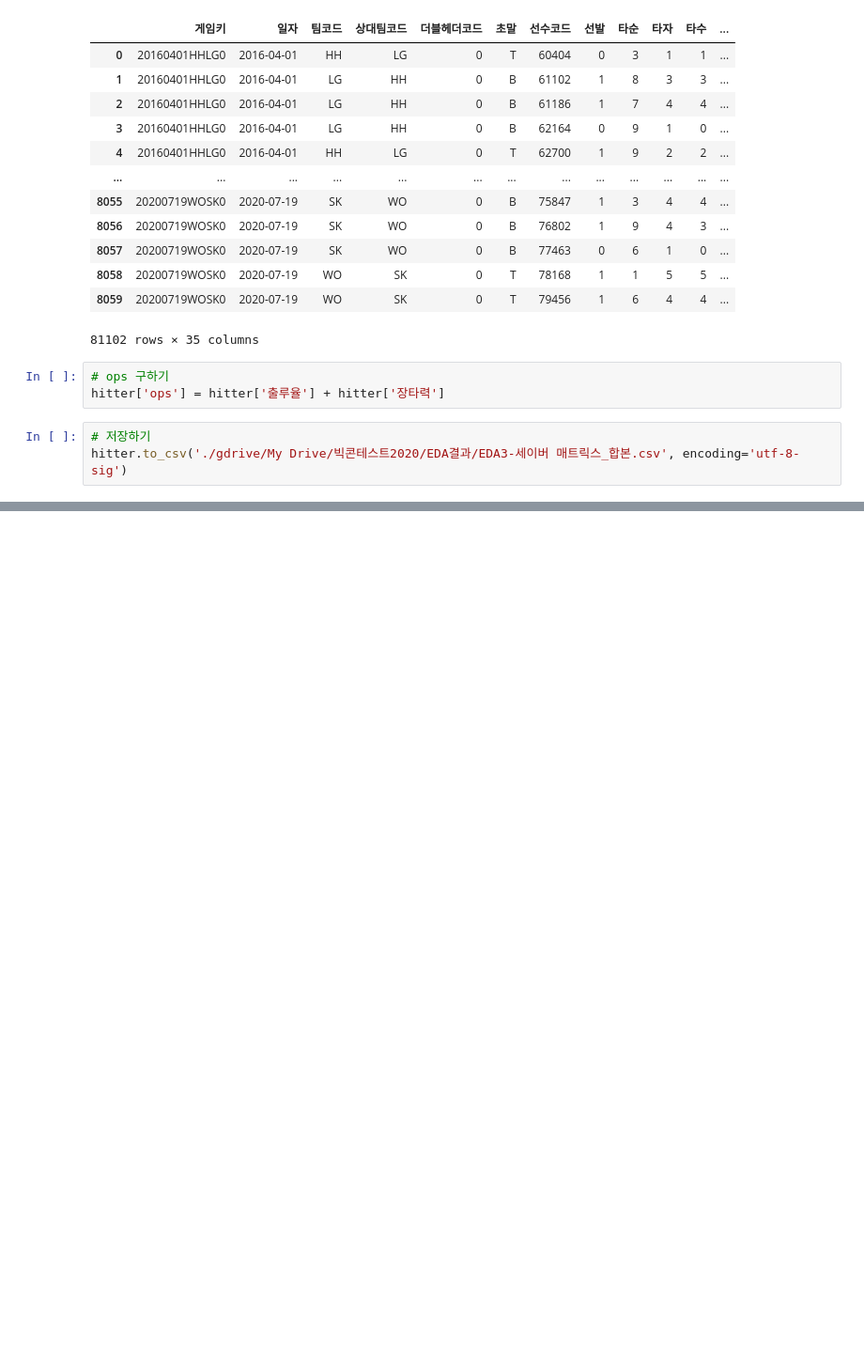
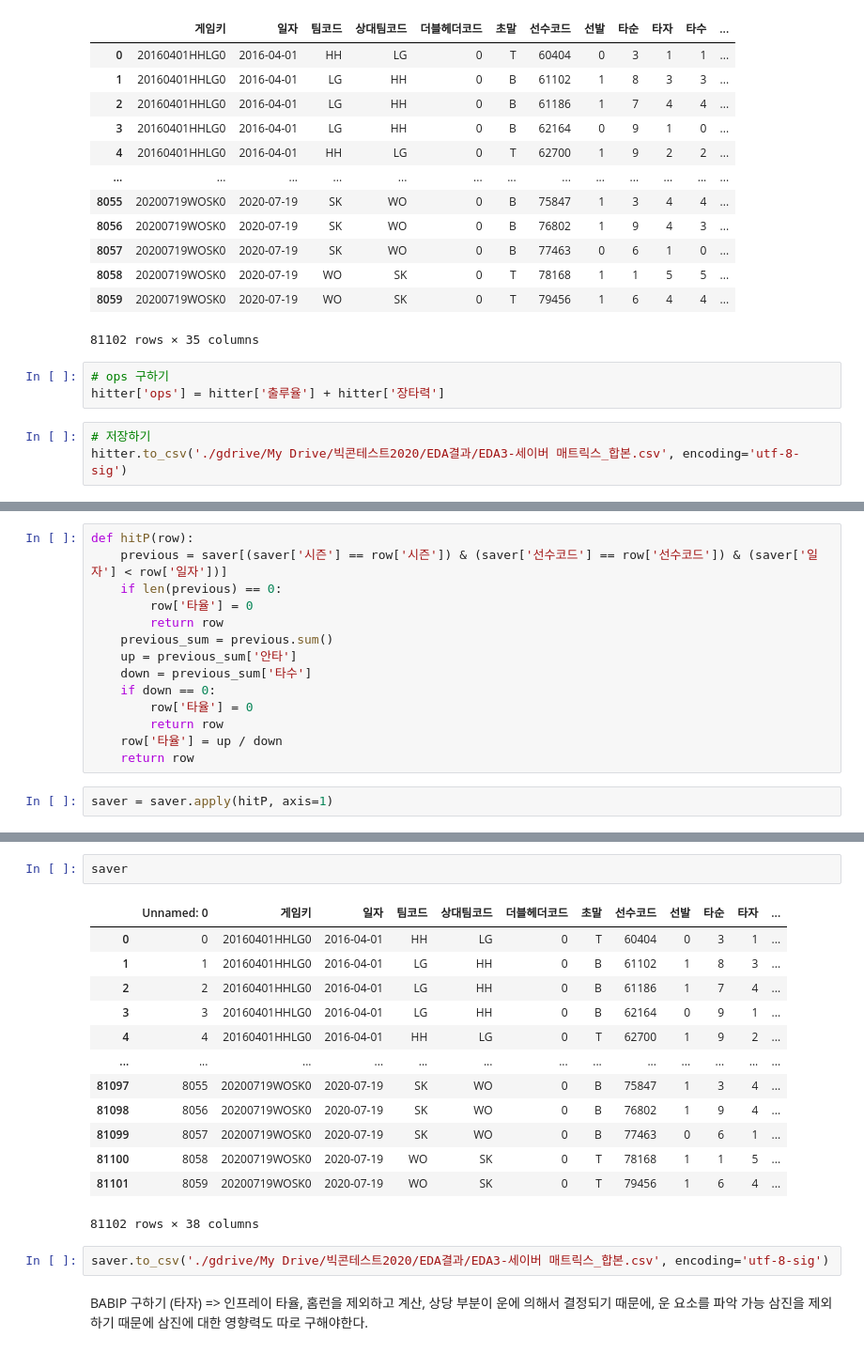
Before and after one commit to seonghunYang/big_contest2020, a Jupyter notebook: EDA3_세이버_매트릭스_by_colab.ipynb, the cells around one changed output, grey strips where cells are left out. Shown at 94% size. Cells and saved outputs as stored; diff of their text form; blank space fills up the shorter version.

Commit message:
타율 및 BABIP 피쳐 생성

```diff
--- a/EDA3_세이버_매트릭스_by_colab.ipynb
+++ b/EDA3_세이버_매트릭스_by_colab.ipynb
@@ -140,0 +164,16 @@ hitter.to_csv('./gdrive/My Drive/빅콘테스트2020/EDA결과/EDA3-세이버
+# %%
+def hitP(row):
+    previous = saver[(saver['시즌'] == row['시즌']) & (saver['선수코드'] == row['선수코드']) & (saver['일자'] < row['일자'])]
+    if len(previous) == 0:
+        row['타율'] = 0
+        return row
+    previous_sum = previous.sum()
+    up = previous_sum['안타']
+    down = previous_sum['타수']
+    if down == 0:
+        row['타율'] = 0
+        return row
+    row['타율'] = up / down
+    return row
+# %%
+saver = saver.apply(hitP, axis=1)
@@ -140,0 +189,20 @@ hitter.to_csv('./gdrive/My Drive/빅콘테스트2020/EDA결과/EDA3-세이버
+# %%
+saver
+# %% [output]
+|  | Unnamed: 0 | 게임키 | 일자 | 팀코드 | 상대팀코드 | 더블헤더코드 | 초말 | 선수코드 | 선발 | 타순 | 타자 | ... |
+| 0 | 0 | 20160401HHLG0 | 2016-04-01 | HH | LG | 0 | T | 60404 | 0 | 3 | 1 | ... |
+| 1 | 1 | 20160401HHLG0 | 2016-04-01 | LG | HH | 0 | B | 61102 | 1 | 8 | 3 | ... |
+| 2 | 2 | 20160401HHLG0 | 2016-04-01 | LG | HH | 0 | B | 61186 | 1 | 7 | 4 | ... |
+| 3 | 3 | 20160401HHLG0 | 2016-04-01 | LG | HH | 0 | B | 62164 | 0 | 9 | 1 | ... |
+| 4 | 4 | 20160401HHLG0 | 2016-04-01 | HH | LG | 0 | T | 62700 | 1 | 9 | 2 | ... |
+| ... | ... | ... | ... | ... | ... | ... | ... | ... | ... | ... | ... | ... |
+| 81097 | 8055 | 20200719WOSK0 | 2020-07-19 | SK | WO | 0 | B | 75847 | 1 | 3 | 4 | ... |
+| 81098 | 8056 | 20200719WOSK0 | 2020-07-19 | SK | WO | 0 | B | 76802 | 1 | 9 | 4 | ... |
+| 81099 | 8057 | 20200719WOSK0 | 2020-07-19 | SK | WO | 0 | B | 77463 | 0 | 6 | 1 | ... |
+| 81100 | 8058 | 20200719WOSK0 | 2020-07-19 | WO | SK | 0 | T | 78168 | 1 | 1 | 5 | ... |
+| 81101 | 8059 | 20200719WOSK0 | 2020-07-19 | WO | SK | 0 | T | 79456 | 1 | 6 | 4 | ... |
+81102 rows × 38 columns
+# %%
+saver.to_csv('./gdrive/My Drive/빅콘테스트2020/EDA결과/EDA3-세이버 매트릭스_합본.csv', encoding='utf-8-sig')
+# %% [markdown]
+BABIP 구하기 (타자) => 인프레이 타율, 홈런을 제외하고 계산, 상당 부분이 운에 의해서 결정되기 때문에, 운 요소를 파악 가능  삼진을 제외하기 때문에 삼진에 대한 영향력도 따로 구해야한다.
```
Also changed, not shown: parts of 7 cells of this notebook.
